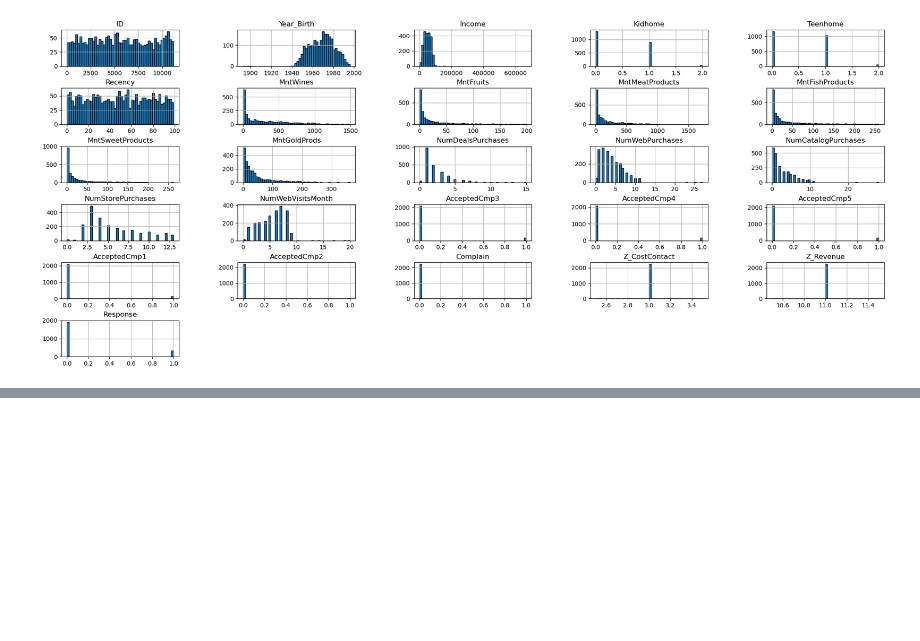
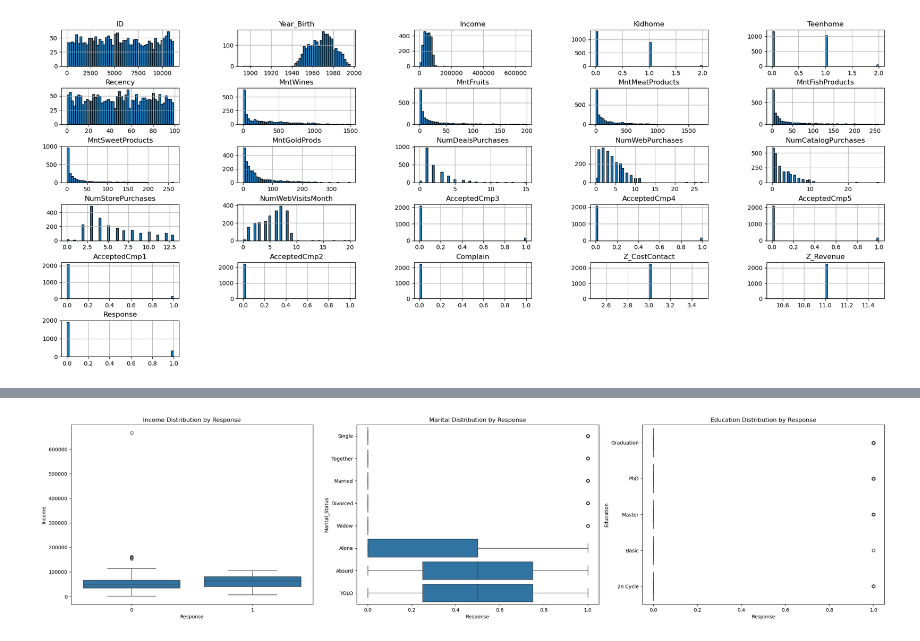
Before and after one commit to paezagustin/ML_2025, a Jupyter notebook: CLASE_7.ipynb, the cells around one changed output, grey strips where cells are left out. Saved outputs shown, nothing was run; the diff lists cells and outputs as text; code cells hidden in the pictures; blank space fills up the shorter version.

```diff
--- a/CLASE_7.ipynb
+++ b/CLASE_7.ipynb
@@ -68,0 +81,17 @@ plt.show()
+# %%
+plt.figure(figsize=(24, 12))
+plt.subplot(2,3,1)
+sns.boxplot(x='Response', y='Income', data=df)
+#plt.subplots_adjust(top=0.9)
+plt.title('Income Distribution by Response')
+plt.subplot(2,3,2)
+sns.boxplot(x='Response', y='Marital_Status', data=df)
+plt.title('Marital Distribution by Response')
+plt.subplot(2,3,3)
+sns.boxplot(x='Response', y='Education', data=df)
+plt.title('Education Distribution by Response')
+plt.tight_layout()
+plt.subplots_adjust(top=0.9)
+plt.show()
+# %% [output]
+[figure, added]
```
Also changed, not shown: parts of 6 cells of this notebook, 1 other file.
